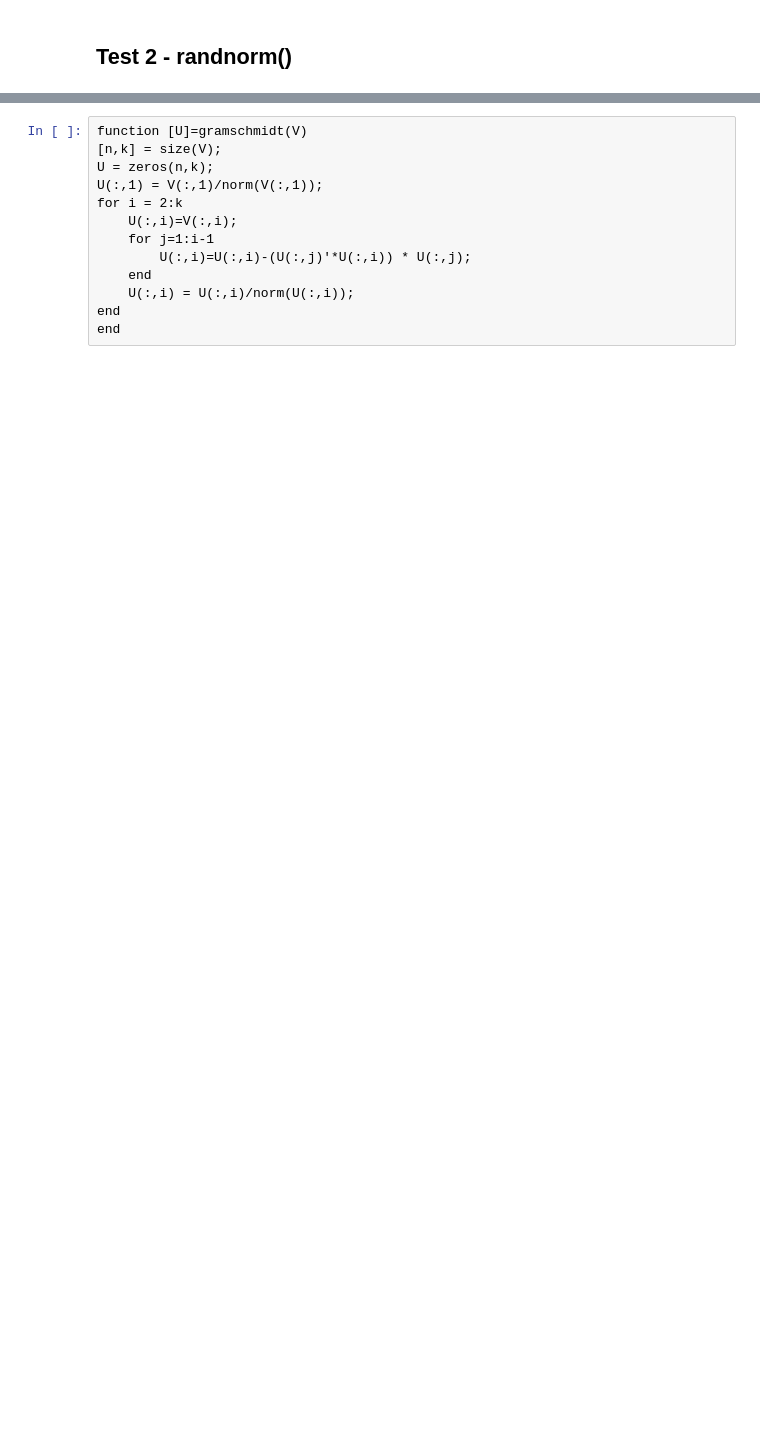
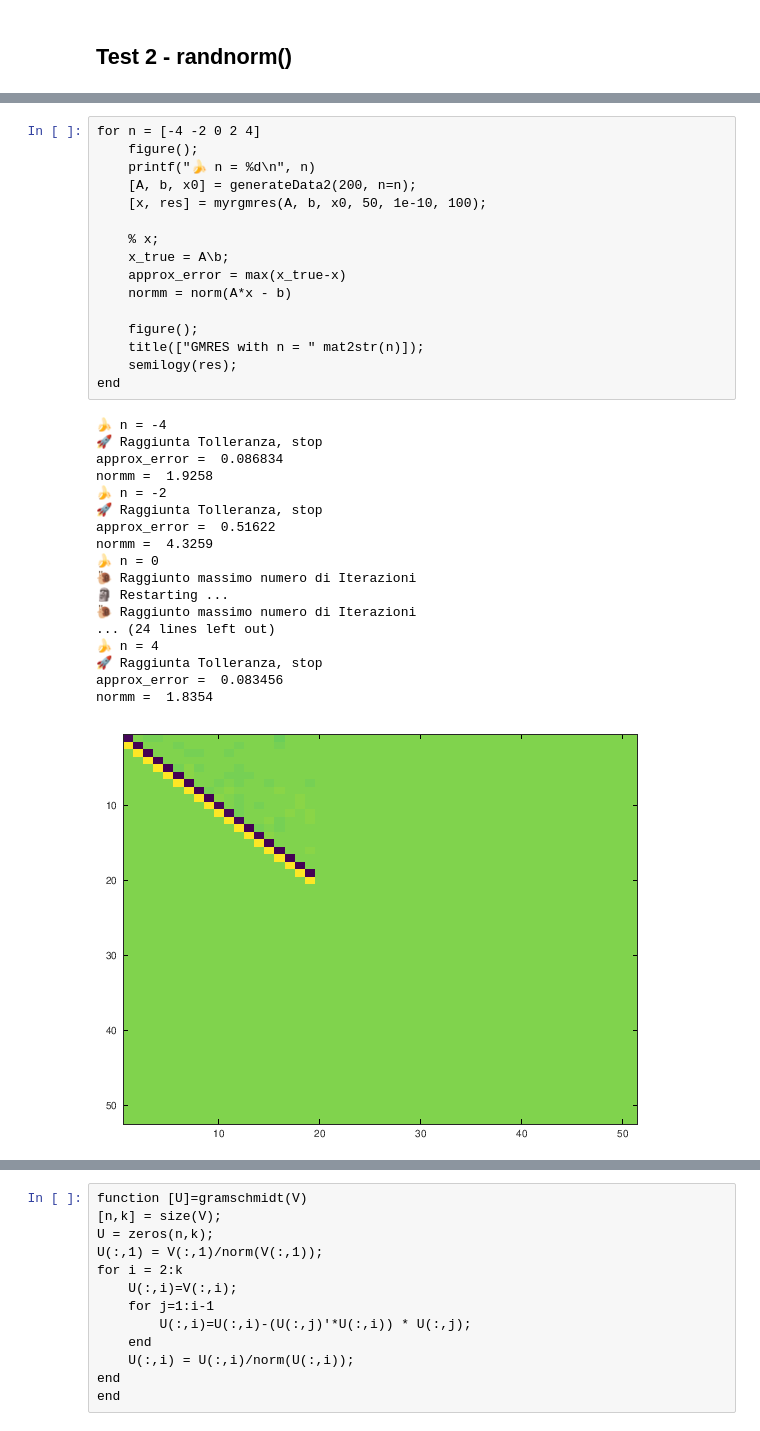
Before and after one commit to CristianCosci/GMRES, a Jupyter notebook: project/octave/octave_gmres.ipynb, the cells around one changed output, grey strips where cells are left out. Cells and saved outputs as stored; diff of their text form; blank space fills up the shorter version.

```diff
--- a/project/octave/octave_gmres.ipynb
+++ b/project/octave/octave_gmres.ipynb
@@ -201,0 +290,35 @@ ans =    9.0905e-13
+# %%
+for n = [-4 -2 0 2 4]
+    figure();
+    printf("🍌 n = %d\n", n)
+    [A, b, x0] = generateData2(200, n=n);
+    [x, res] = myrgmres(A, b, x0, 50, 1e-10, 100);
+
+    % x;
+    x_true = A\b;
+    approx_error = max(x_true-x)
+    normm = norm(A*x - b)
+
+    figure();
+    title(["GMRES with n = " mat2str(n)]);
+    semilogy(res);
+end
+# %% [output]
+🍌 n = -4
+🚀 Raggiunta Tolleranza, stop
+approx_error =  0.086834
+normm =  1.9258
+🍌 n = -2
+🚀 Raggiunta Tolleranza, stop
+approx_error =  0.51622
+normm =  4.3259
+🍌 n = 0
+🐌 Raggiunto massimo numero di Iterazioni
+🗿 Restarting ...
+🐌 Raggiunto massimo numero di Iterazioni
+... (24 lines left out)
+🍌 n = 4
+🚀 Raggiunta Tolleranza, stop
+approx_error =  0.083456
+normm =  1.8354
+[figure, added]
```
Also changed, not shown: parts of 14 cells of this notebook.
